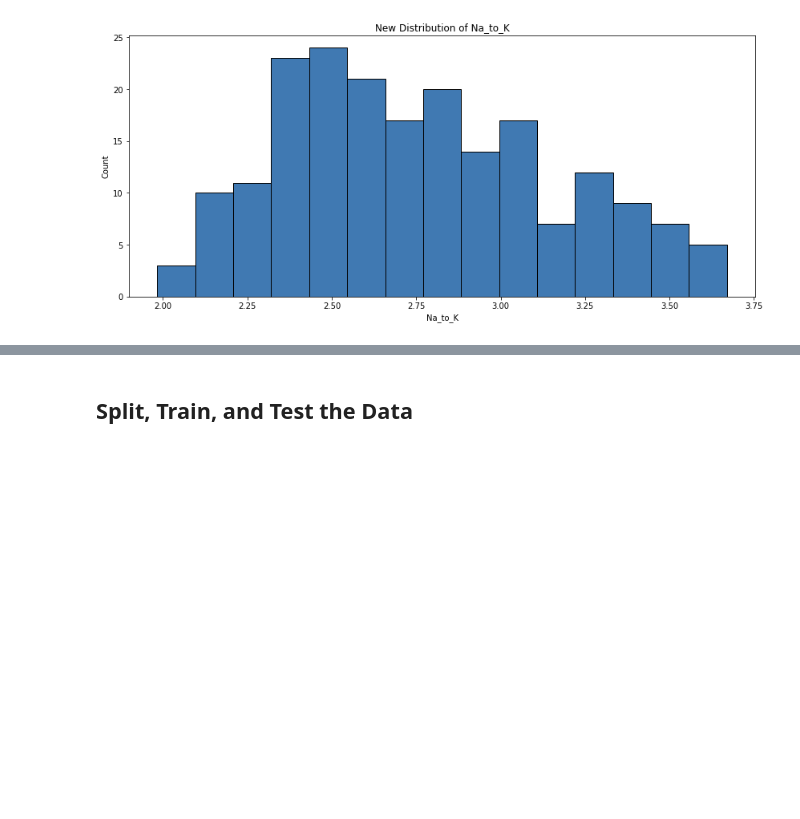
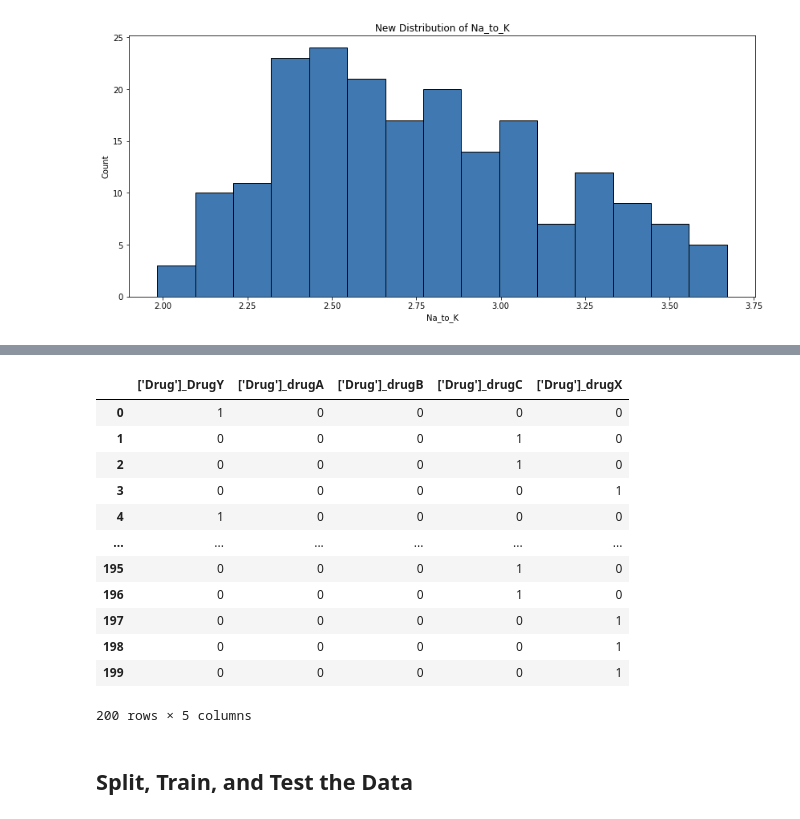
Before and after one commit to andydaehn/Drug_Classification, a Jupyter notebook: Drug_Classify.ipynb, the cells around one changed output, grey strips where cells are left out. Drawn from its saved outputs; the diff is of its cells as text; code cells hidden in the pictures; blank space fills up the shorter version.

```diff
--- a/Drug_Classify.ipynb
+++ b/Drug_Classify.ipynb
@@ -199,3 +215,20 @@ X_df
+# %%
+y_df = pd.get_dummies(y_df,['Drug'])
+y_df
+# %% [output]
+|  | ['Drug']_DrugY | ['Drug']_drugA | ['Drug']_drugB | ['Drug']_drugC | ['Drug']_drugX |
+| 0 | 1 | 0 | 0 | 0 | 0 |
+| 1 | 0 | 0 | 0 | 1 | 0 |
+| 2 | 0 | 0 | 0 | 1 | 0 |
+| 3 | 0 | 0 | 0 | 0 | 1 |
+| 4 | 1 | 0 | 0 | 0 | 0 |
+| ... | ... | ... | ... | ... | ... |
+| 195 | 0 | 0 | 0 | 1 | 0 |
+| 196 | 0 | 0 | 0 | 1 | 0 |
+| 197 | 0 | 0 | 0 | 0 | 1 |
+| 198 | 0 | 0 | 0 | 0 | 1 |
+| 199 | 0 | 0 | 0 | 0 | 1 |
+200 rows × 5 columns
 # %% [markdown]
 ## Split, Train, and Test the Data
 # %%
```
Also changed, not shown: parts of 10 cells of this notebook.
